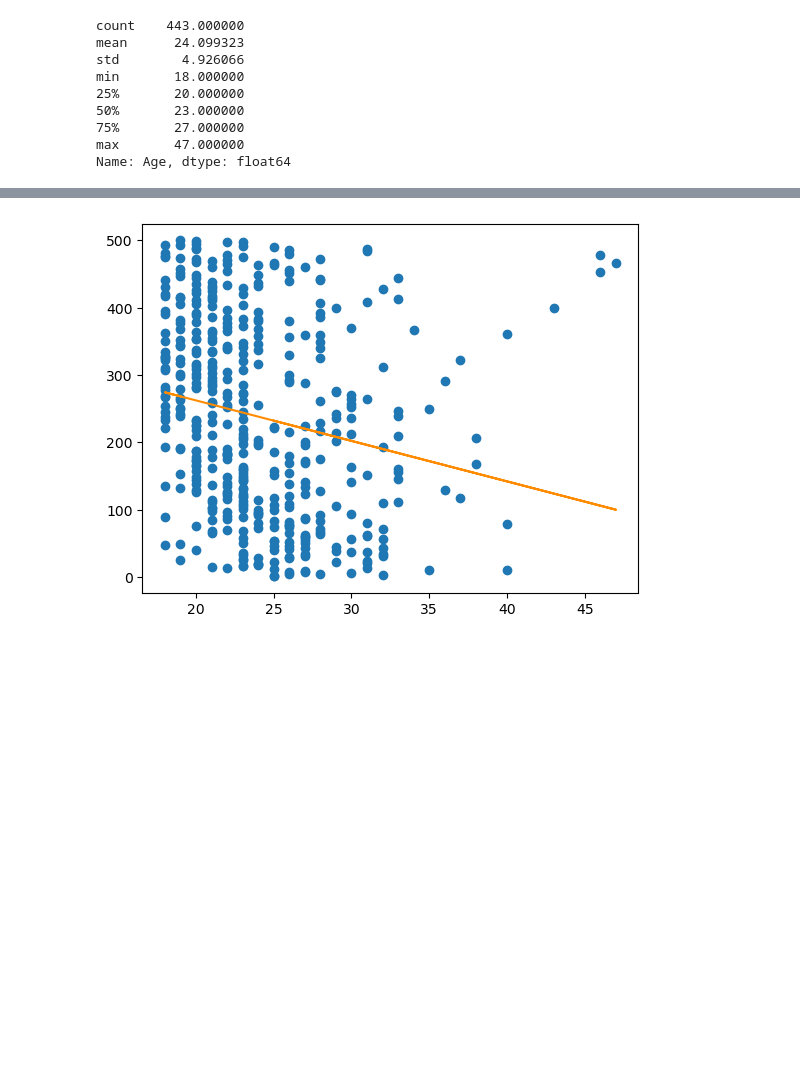
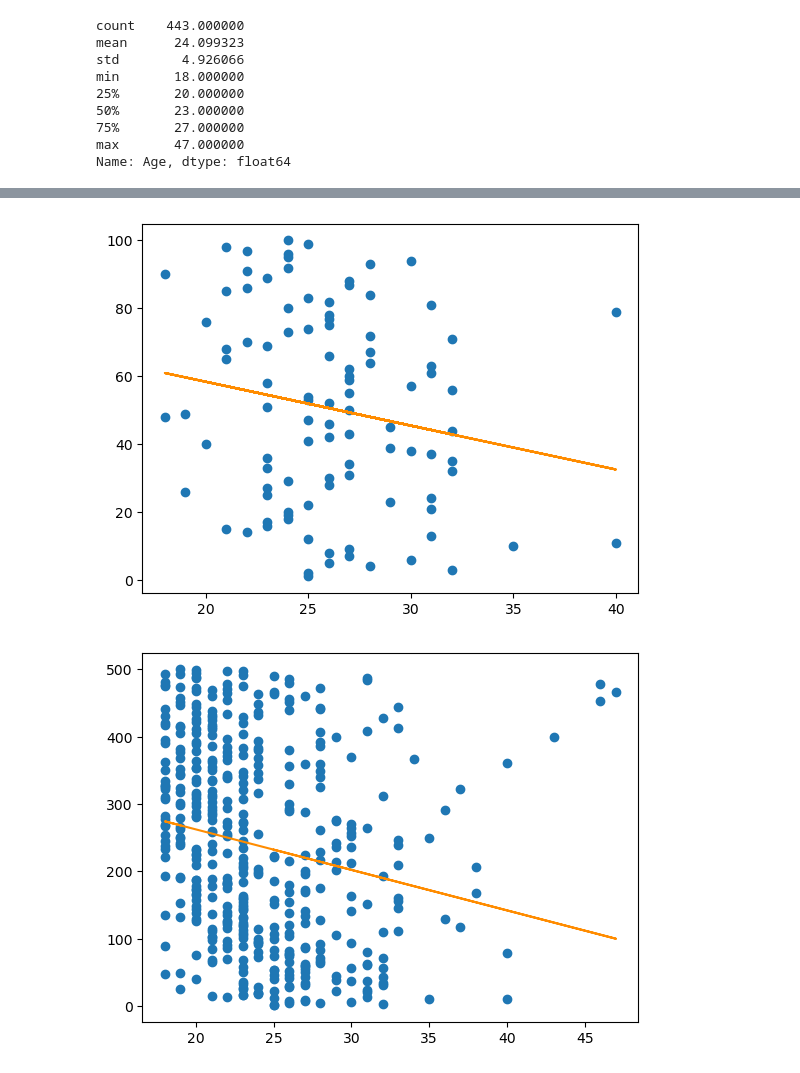
Before and after one commit to ethanwright96/javelin-data-science, a Jupyter notebook: World Athletics/world_athletics_scrape.ipynb, the cells around one changed output, grey strips where cells are left out. Saved outputs shown, nothing was run; the diff lists cells and outputs as text; code cells hidden in the pictures; blank space fills up the shorter version.

```diff
--- a/World Athletics/world_athletics_scrape.ipynb
+++ b/World Athletics/world_athletics_scrape.ipynb
@@ -175 +188,9 @@ Text(0.785, -0.15, 'Source: https://worldathletics.org/world-rankings/javelin-th
+# %%
+# Linear Regression for top_hundred
+a, b = np.polyfit(top_hundred.Age, top_hundred.Place, 1)
+plt.scatter(x=top_hundred.Age, y=top_hundred.Place)
+plt.plot(top_hundred.Age, a*top_hundred.Age+b, color = 'darkorange')
+plt.show()
+# %% [output]
+[figure, added]
 # %%
```
Also changed, not shown: parts of 3 cells of this notebook, 1 other file.
